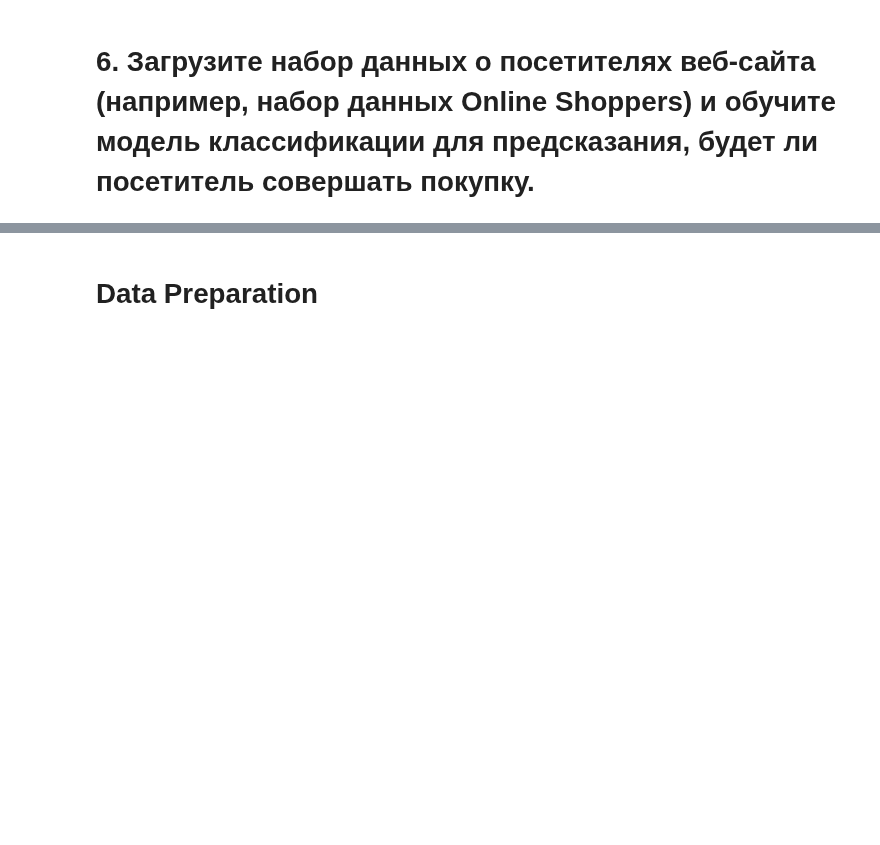
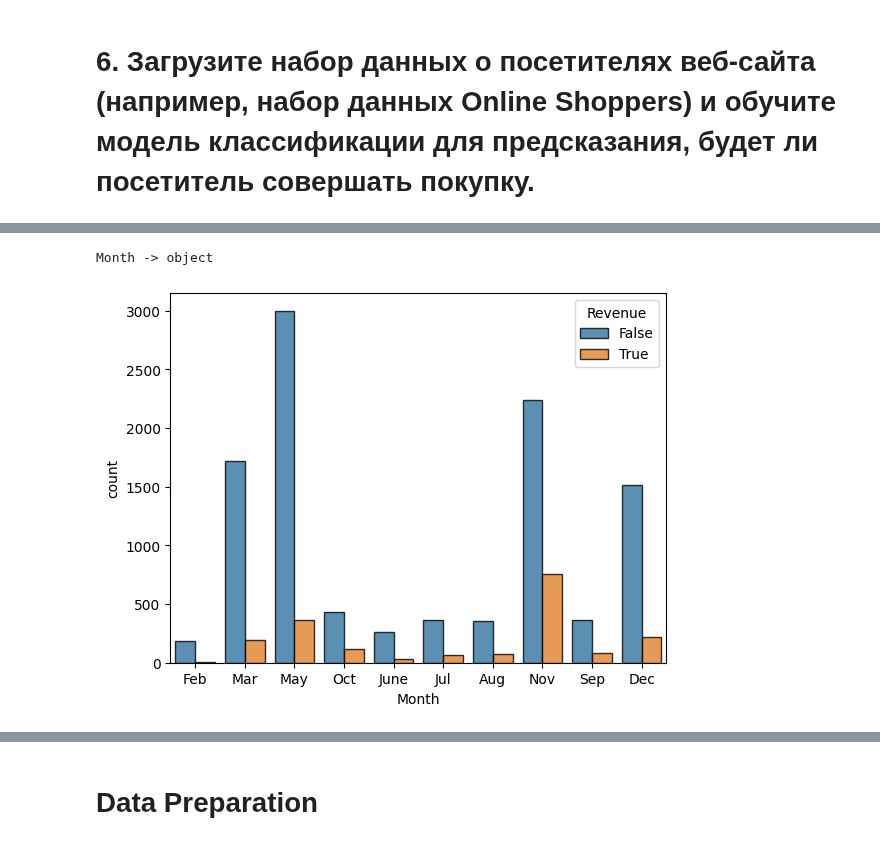
Before and after one commit to Vladikoops/BelHard, a Jupyter notebook: HW1.ipynb, the cells around one changed output, grey strips where cells are left out. Saved outputs shown, nothing was run; the diff lists cells and outputs as text; code cells hidden in the pictures; blank space fills up the shorter version.

```diff
--- a/HW1.ipynb
+++ b/HW1.ipynb
@@ -2,0 +75,11 @@
+# %%
+print('Month ->', df['Month'].dtype)
+sns.countplot(df,
+              x="Month",
+              hue="Revenue",
+              edgecolor="black",
+              alpha=0.8)
+plt.show()
+# %% [output]
+Month -> object
+[figure, added]
```
Also changed, not shown: parts of 14 cells of this notebook.
